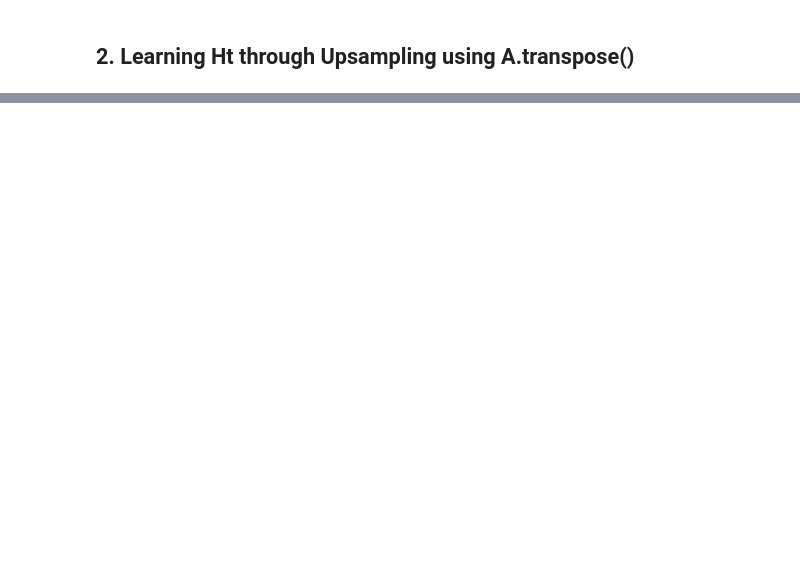
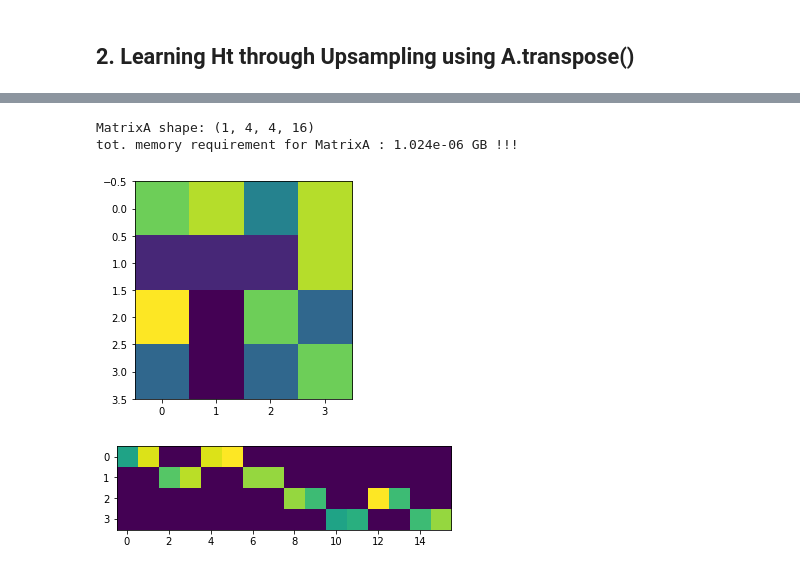
Before and after one commit to dushanw/DabbaMu-DEEP-TFM, a Jupyter notebook: aim2/support_notebooks/Ht2A.ipynb, the cells around one changed output, grey strips where cells are left out. Cells and saved outputs as stored; diff of their text form; code cells hidden in the pictures; blank space fills up the shorter version.

```diff
--- a/aim2/support_notebooks/Ht2A.ipynb
+++ b/aim2/support_notebooks/Ht2A.ipynb
@@ -98,0 +132,34 @@ initial, upscaled shapes : torch.Size([32, 8, 16, 16]) | torch.Size([32, 8, 128,
+# %%
+from torch import nn
+import torch
+
+img_size= 4
+lambda_scale_factor= 2
+T=4
+
+scale_factor= 2**(lambda_scale_factor-1)
+yt_img_size= img_size//scale_factor
+
+print(f'MatrixA shape: {(1, T, yt_img_size**2, img_size**2)}')
+print(f'tot. memory requirement for MatrixA : {(T*yt_img_size**2*img_size**2)*4*1e-9} GB !!! ')
+
+
+Ht= torch.randint(10, 20, (1, T, img_size, img_size))
+A= convert_Ht2A(Ht, lambda_scale_factor)
+X= torch.randint(0, 150, (32, 1, img_size, img_size)).float()
+#X= torch.randn(32, 1, img_size, img_size)
+
+yt= torch.randint(0, 150, (32, T, yt_img_size, yt_img_size)).float()
+batch_size= yt.shape[0]
+
+
+import matplotlib.pyplot as plt
+plt.imshow(Ht[0,0])
+plt.show()
+plt.imshow(A[0, 1])
+plt.show()
+# %% [output]
+MatrixA shape: (1, 4, 4, 16)
+tot. memory requirement for MatrixA : 1.024e-06 GB !!!
+[figure, added]
+[figure, added]
```
Also changed, not shown: parts of 15 cells of this notebook.
